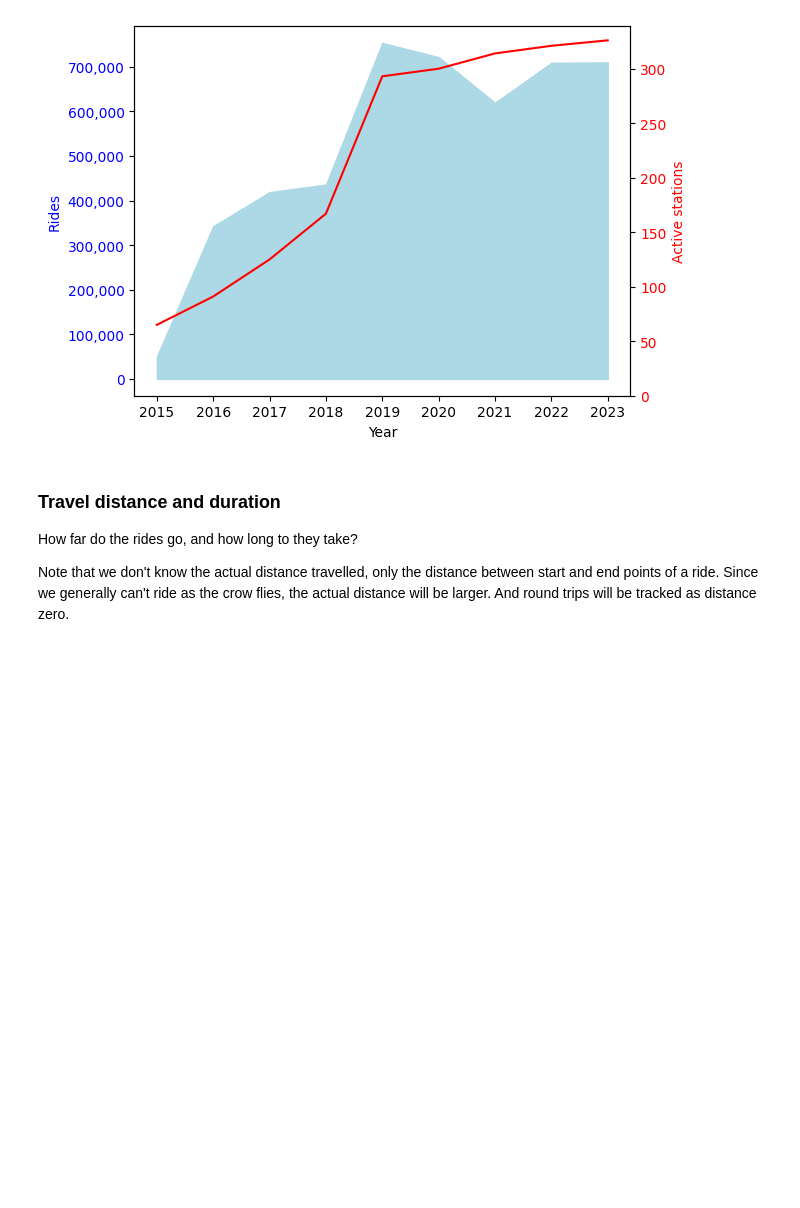
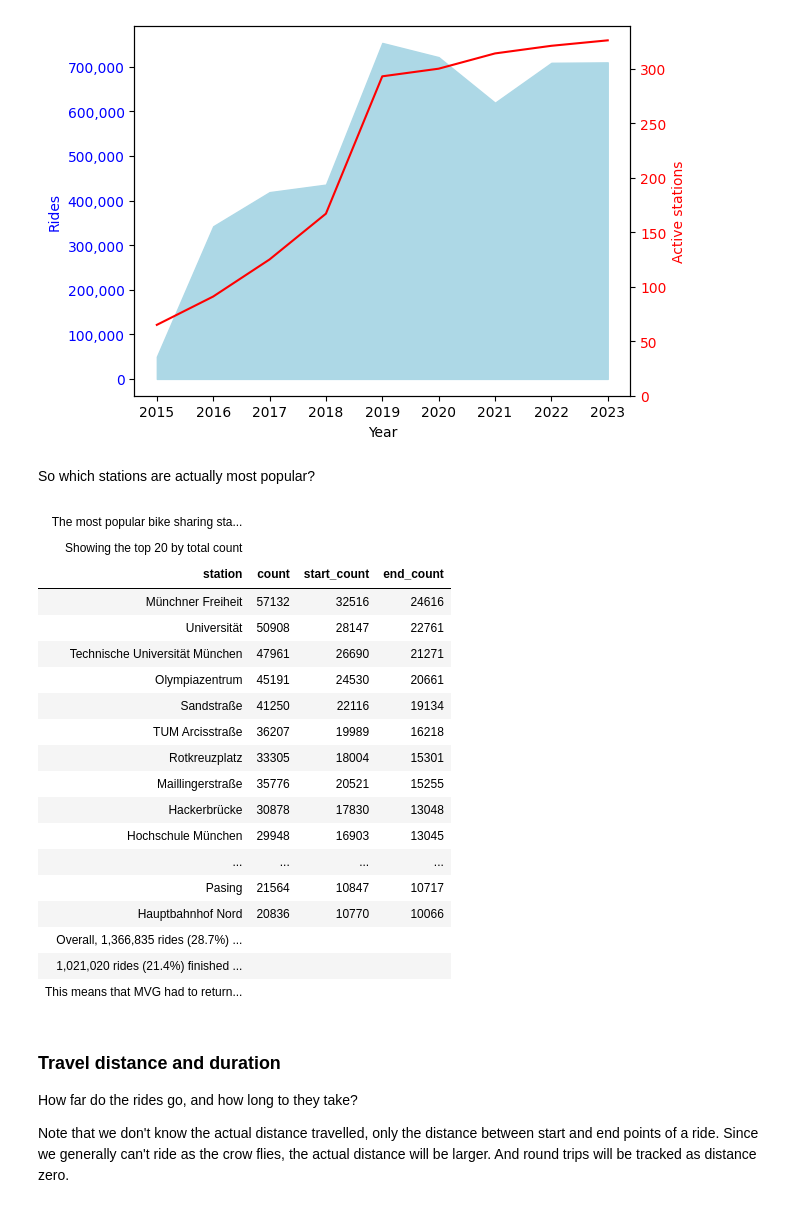
Before and after one commit to oefe/mvg-rad, a Jupyter notebook: mvg-rad.ipynb, the cells around one changed output. Cells and saved outputs as stored; diff of their text form; code cells hidden in the pictures; blank space fills up the shorter version.

```diff
--- a/mvg-rad.ipynb
+++ b/mvg-rad.ipynb
@@ -189,6 +193,42 @@ ax_stations.set_ybound(lower=0)
 ax_stations.tick_params(axis="y", labelcolor=STATIONS_COLOR)
 # %% [output]
 [figure]
+# %% [markdown]
+So which stations are actually most popular?
+# %%
+start_count = stations["start_count"].sum()
+end_count = stations["end_count"].sum()
+total = len(all_rides)
+(stations
+ .sort("end_count", descending=True)
+ .select(pl.col(("station", "count", "start_count", "end_count")))
+ .head(20)
+ .style
+ .tab_header(title="The most popular bike sharing stations", subtitle="Showing the top 20 by total count")
+ .tab_source_note(f"Overall, {start_count:,} rides ({start_count/total:.1%}) started at a station")
+ .tab_source_note(f"{end_count:,} rides ({end_count/total:.1%}) finished at a station")
+ .tab_source_note(f"This means that MVG had to return {start_count - end_count:,} bikes to stations to keep the stations populated.")
+ )
+# %% [output]
+| The most popular bike sharing sta... |  |  |  |
+| Showing the top 20 by total count |  |  |  |
+| station | count | start_count | end_count |
+| Münchner Freiheit | 57132 | 32516 | 24616 |
+| Universität | 50908 | 28147 | 22761 |
+| Technische Universität München | 47961 | 26690 | 21271 |
+| Olympiazentrum | 45191 | 24530 | 20661 |
+| Sandstraße | 41250 | 22116 | 19134 |
+| TUM Arcisstraße | 36207 | 19989 | 16218 |
+| Rotkreuzplatz | 33305 | 18004 | 15301 |
+| Maillingerstraße | 35776 | 20521 | 15255 |
+| Hackerbrücke | 30878 | 17830 | 13048 |
+| Hochschule München | 29948 | 16903 | 13045 |
+| ... | ... | ... | ... |
+| Pasing | 21564 | 10847 | 10717 |
+| Hauptbahnhof Nord | 20836 | 10770 | 10066 |
+| Overall, 1,366,835 rides (28.7%) ... |  |  |  |
+| 1,021,020 rides (21.4%) finished ... |  |  |  |
+| This means that MVG had to return... |  |  |  |
 # %% [markdown]
 ### Travel distance and duration
 
```
Also changed, not shown: parts of 3 cells of this notebook, 2 other files.
